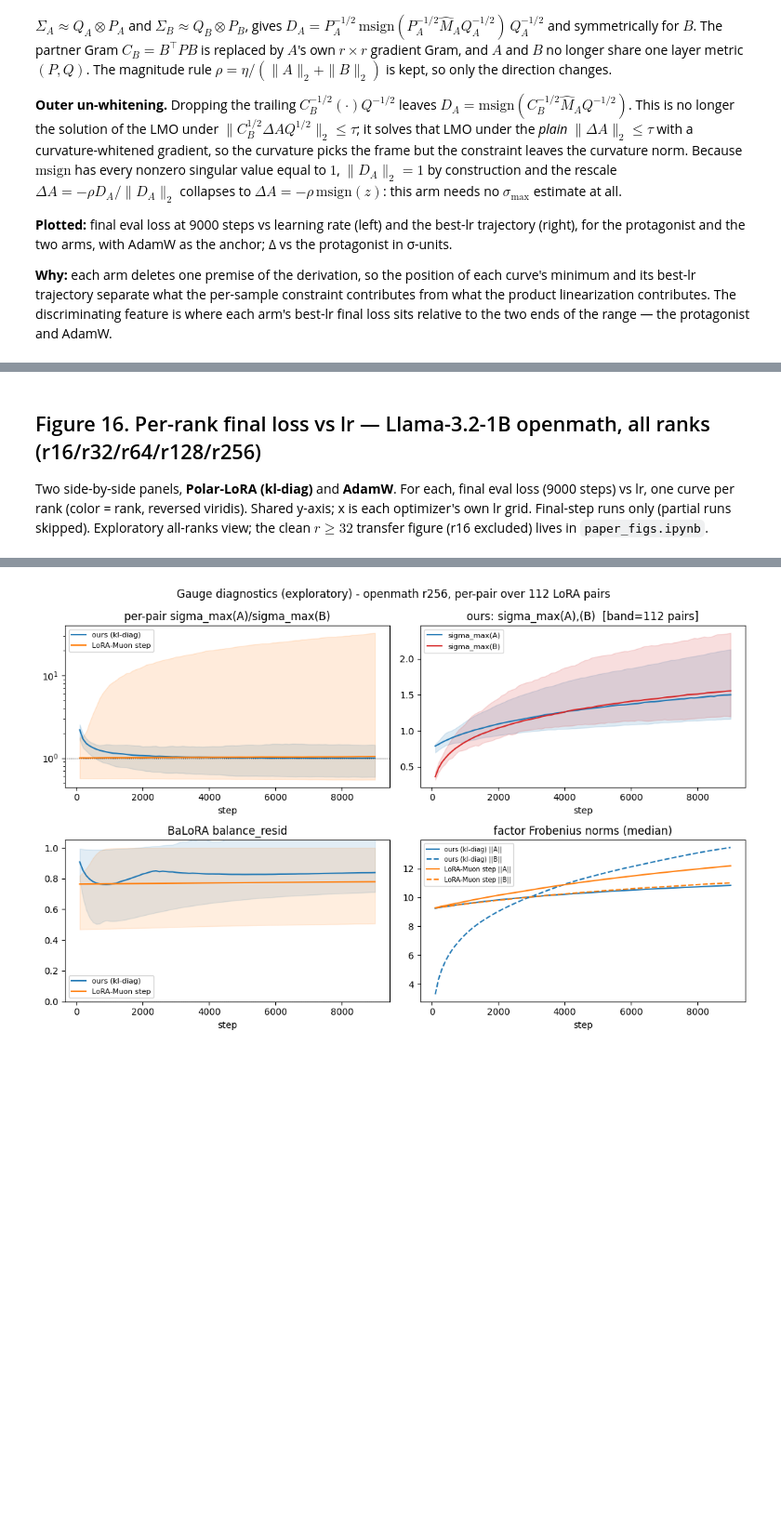
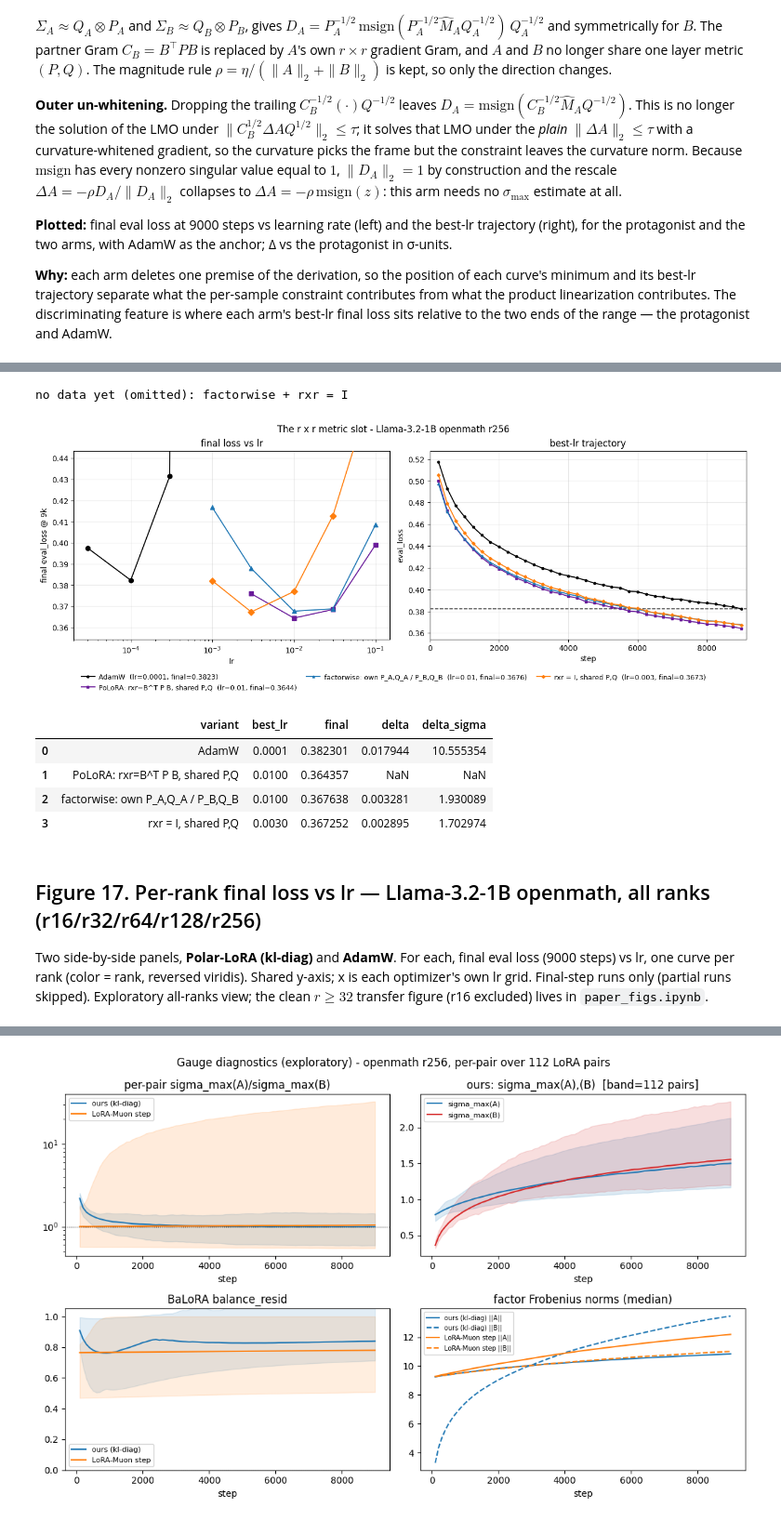
Before and after one commit to nikhilgsh/lora-optimizers, a Jupyter notebook: paper/paper_plots.ipynb, the cells around one changed output, grey strips where cells are left out. Shown at 93% size. Saved outputs shown, nothing was run; the diff lists cells and outputs as text; code cells hidden in the pictures; blank space fills up the shorter version.

```diff
--- a/paper/paper_plots.ipynb
+++ b/paper/paper_plots.ipynb
@@ -447,5 +474,42 @@ derivation_ablation_panel(256)
+# %%
+# Figure 16. The r x r metric slot, holding orthogonalization and metric power fixed.
+# 2x2: {slot = B^T P B or I} x {d-side diagonals shared or per-factor}.
+# The fourth corner needs cw_no_rr_precond on the factorwise (diag_metric=False) path.
+NOPRODUCT_NORR = {**NOPRODUCT, 'cw_no_rr_precond': True}
+
+def rr_slot_panel(rank=256):
+    """The r x r slot 2x2. Only arms with data render (allow_partial)."""
+    arms = {'AdamW': ADAMW,
+            'PoLoRA: rxr=B^T P B, shared P,Q': PROTO,
+            'rxr = I, shared P,Q': NORR,
+            'factorwise: own P_A,Q_A / P_B,Q_B': NOPRODUCT,
+            'factorwise + rxr = I': NOPRODUCT_NORR}
+    missing = [k for k, v in arms.items() if not _has(v, rank)]
+    if missing:
+        print('no data yet (omitted):', ', '.join(missing))
+    arms = {k: v for k, v in arms.items() if k not in missing}
+    common = _om(rank)
+    fig, _t, sdf = compare_variants_figure(
+        arms, common_where=common, ref_label='PoLoRA: rxr=B^T P B, shared P,Q',
+        logs_root=str(ROOT / 'logs'), sigma_ref=SIGMA, max_steps=9000,
+        allow_partial=True, allow_custom_labels=True, target_label='AdamW',
+        suptitle=f'The r x r metric slot - Llama-3.2-1B openmath r{rank}',
+        prefetched_runs=cell_runs(common),
+        variant_key=_variant_key_fn(common, arms))
+    plt.show()
+    return sdf
+
+rr_slot_panel(256)
+# %% [output]
+no data yet (omitted): factorwise + rxr = I
+[figure, added]
+|  | variant | best_lr | final | delta | delta_sigma |
+| 0 | AdamW | 0.0001 | 0.382301 | 0.017944 | 10.555354 |
+| 1 | PoLoRA: rxr=B^T P B, shared P,Q | 0.0100 | 0.364357 | NaN | NaN |
+| 2 | factorwise: own P_A,Q_A / P_B,Q_B | 0.0100 | 0.367638 | 0.003281 | 1.930089 |
+| 3 | rxr = I, shared P,Q | 0.0030 | 0.367252 | 0.002895 | 1.702974 |
 # %% [markdown]
-## Figure 16. Per-rank final loss vs lr — Llama-3.2-1B openmath, all ranks (r16/r32/r64/r128/r256)
+## Figure 17. Per-rank final loss vs lr — Llama-3.2-1B openmath, all ranks (r16/r32/r64/r128/r256)
 
 Two side-by-side panels, **Polar-LoRA (kl-diag)** and **AdamW**. For each, final eval loss
 (9000 steps) vs lr, one curve per rank (color = rank, reversed viridis). Shared y-axis; x is
```
Also changed, not shown: parts of 17 cells of this notebook, 6 other files.
